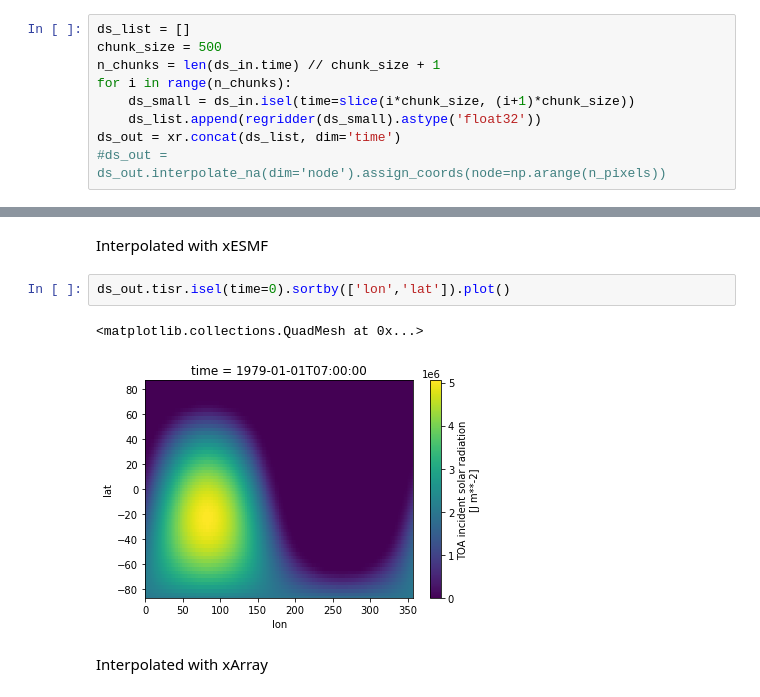
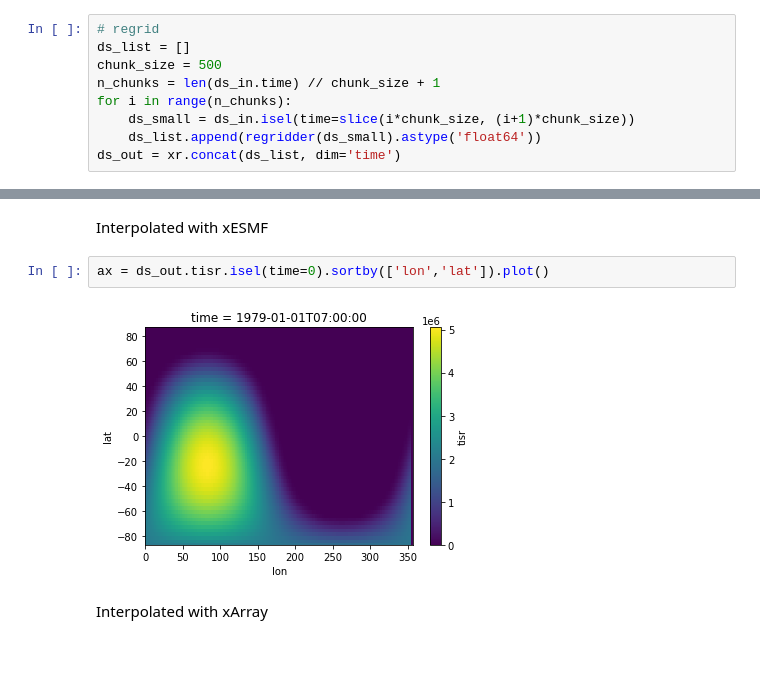
Before and after one commit to deepsphere/deepsphere-weather, a Jupyter notebook: notebooks/healpix_resampling.ipynb, the cells around one changed output, grey strips where cells are left out. Drawn from its saved outputs; the diff is of its cells as text; blank space fills up the shorter version.

```diff
--- a/notebooks/healpix_resampling.ipynb
+++ b/notebooks/healpix_resampling.ipynb
@@ -143,14 +134,14 @@ Periodic in longitude?      False
 # %%
 ds_in = ds_aux
 # %%
+# regrid
 ds_list = []
 chunk_size = 500
 n_chunks = len(ds_in.time) // chunk_size + 1
 for i in range(n_chunks):
     ds_small = ds_in.isel(time=slice(i*chunk_size, (i+1)*chunk_size))
-    ds_list.append(regridder(ds_small).astype('float32'))
+    ds_list.append(regridder(ds_small).astype('float64'))
 ds_out = xr.concat(ds_list, dim='time')
-#ds_out = ds_out.interpolate_na(dim='node').assign_coords(node=np.arange(n_pixels))
 # %% [output]
 using dimensions ('lat', 'lon') from data variable tisr as the horizontal dimensions for this dataset.
 using dimensions ('lat', 'lon') from data variable tisr as the horizontal dimensions for this dataset.
@@ -235,10 +266,9 @@ plt.show()
 # %% [markdown]
 Interpolated with xESMF
 # %%
-ds_out.tisr.isel(time=0).sortby(['lon','lat']).plot()
+ax = ds_out.tisr.isel(time=0).sortby(['lon','lat']).plot()
 # %% [output]
-<matplotlib.collections.QuadMesh at 0x...>
-[figure, old version]
+[figure, new version]
 # %% [markdown]
 Interpolated with xArray
 # %%
```
Also changed, not shown: parts of 25 cells of this notebook.
